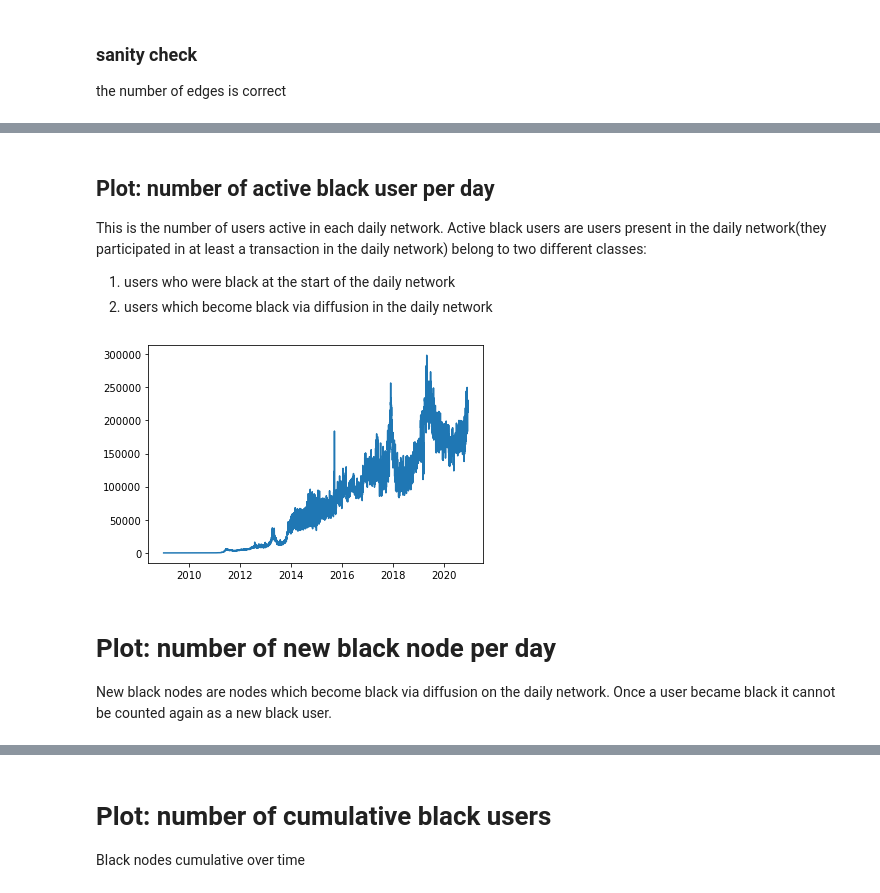
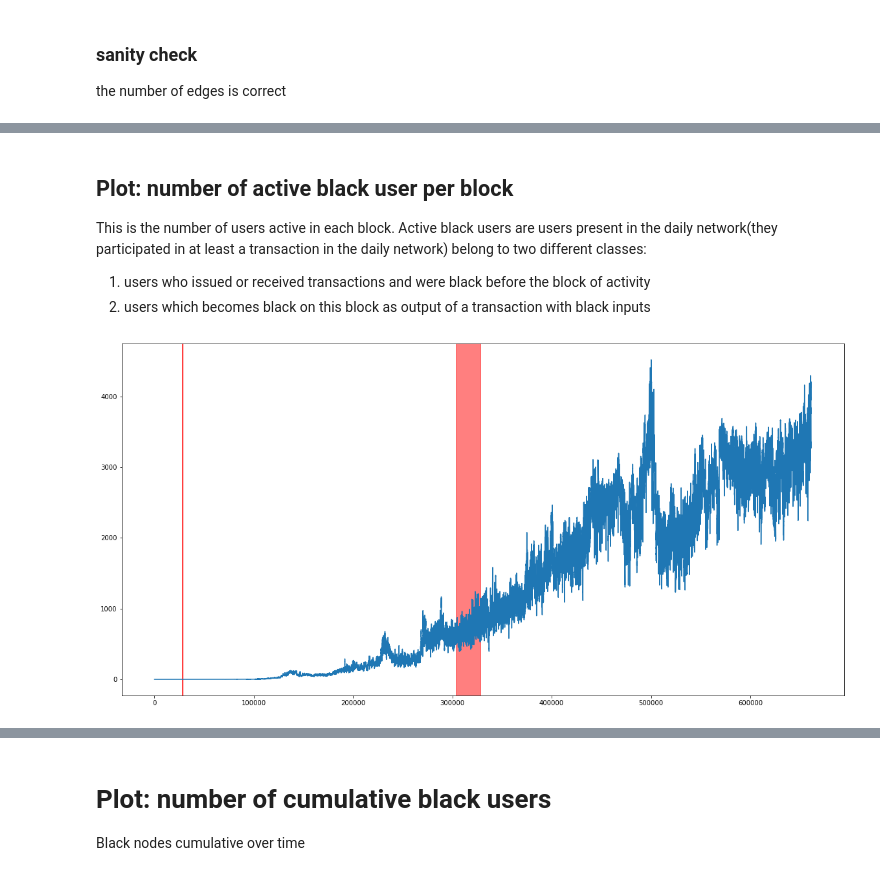
Before and after one commit to nicoloval/paint-black, a Jupyter notebook: ub_diffusion_block.ipynb, the cells around one changed output, grey strips where cells are left out. Drawn from its saved outputs; the diff is of its cells as text; code cells hidden in the pictures.

```diff
--- a/ub_diffusion_block.ipynb
+++ b/ub_diffusion_block.ipynb
@@ -12,10 +12,10 @@ import matplotlib.pyplot as plt
 DIR_RES = "/home/nvalla/paint-black/uniform_black/"
 # old
 # heur2_day_file_old = DIR_RES + "heur_2_data/diffusion_net_day.csv.old"
-heur2_file = DIR_RES + "heur_2_data.old/diffusion_block.csv"
-heur2_cluster_is_black = DIR_RES + "heur_2_data.old/cluster_is_black_when_block.zarr"
-# DIR_STATS = "/mnt/hdd_data/blockchain_parsed/bitcoin/"
-# heur2_day_stats = DIR_STATS + "CALC-bitcoin-heur-2_day-network_base.csv"
+heur2_file = DIR_RES + "heur_2_data/diffusion_block.csv"
+heur2_cluster_is_black = DIR_RES + "heur_2_data/cluster_is_black_when_block.zarr"
+DIR_STATS = "/mnt/hdd_data/blockchain_parsed/bitcoin/"
+heur2_day_stats = DIR_STATS + "CALC-bitcoin-heur-2_day-network_base.csv"
 DIR_PARSED="/mnt/hdd_data/blockchain_parsed/"
 # cfg_file = f"/mnt/hdd_data/blockchain_parsed/bitcoin.cfg" # later
 # chain = blocksci.Blockchain(cfg_file)
@@ -136,22 +169,25 @@ print(c_bool.sum())
+# %%
+bb1=28797
+bb21=303528
+bb22=328589
 # %% [markdown]
-## Plot: number of active black user per day
+## Plot: number of active black user per block
 
-This is the number of users active in each daily network.
+This is the number of users active in each block.
 Active black users are users present in the daily network(they participated in at least a transaction in the daily network) belong to two different classes:
-1. users who were black at the start of the daily network
-2. users which become black via diffusion in the daily network
+1. users who issued or received transactions and were black before the block of activity
+2. users which becomes black on this block as output of a transaction with black inputs
 # %%
-plt.figure()
+plt.figure(figsize=(20,10))
+window_range=144
+plt.axvspan(bb21, bb22, color='red', alpha=0.5)
+plt.axvline(bb1, color='red')
 
 plt.plot(
-    df.date,
-    df.no_active_black_user
+    #df.block[100000:102000],
+    df.no_active_black_clusters.rolling(window=144).mean()
 )
 
 plt.show()
 # %% [output]
-[figure, old version]
+[figure, new version]
-# %% [markdown]
-# Plot: number of new black node per day
-New black nodes are nodes which become black via diffusion on the daily network.
-Once a user became black it cannot be counted again as a new black user.
```
Also changed, not shown: parts of 43 cells of this notebook, 4 other files.
